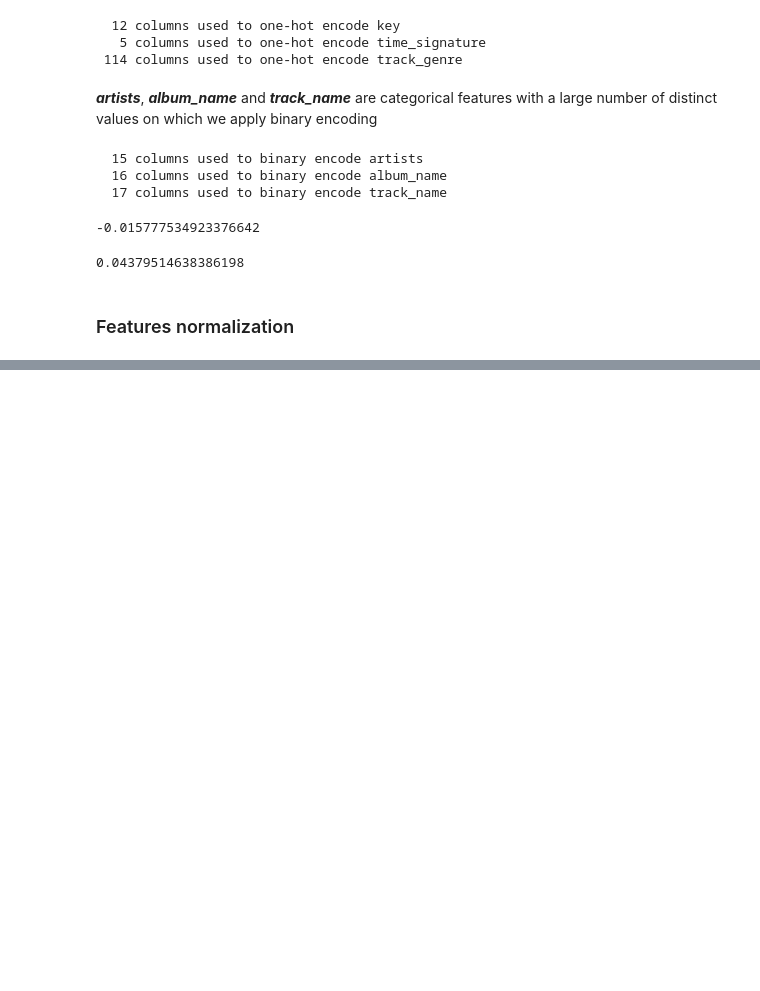
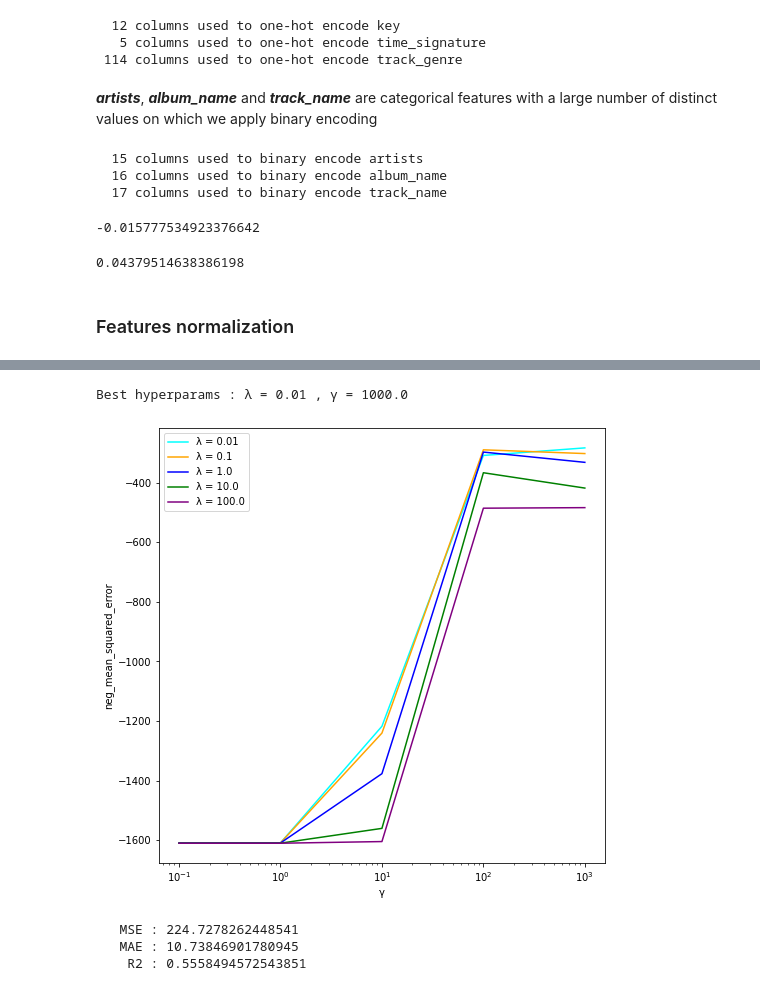
Before and after one commit to nemolino/TrackPopularityPredictor, a Jupyter notebook: prediction_numerical_and_categorical.ipynb, the cells around one changed output, grey strips where cells are left out. Saved outputs shown, nothing was run; the diff lists cells and outputs as text; code cells hidden in the pictures; blank space fills up the shorter version.

```diff
--- a/prediction_numerical_and_categorical.ipynb
+++ b/prediction_numerical_and_categorical.ipynb
@@ -228,0 +239,9 @@ best λ : 78.94736842105263
+# %%
+train_sample_size = 5000
+test_sample_size = 1000
+
+X_train_sample = X_train.sample(n=train_sample_size, random_state=1)
+y_train_sample = pd.Series(data = [y_train[i] for i in X_train_sample.index], index = X_train_sample.index)
+
+X_test_sample = X_test.sample(n=test_sample_size, random_state=1)
+y_test_sample = pd.Series(data = [y_test[i] for i in X_test_sample.index], index = X_test_sample.index)
@@ -228,0 +250,6 @@ best λ : 78.94736842105263
+# %%
+λ_grid = 10. ** np.arange(-2, 3)
+γ_grid = 10. ** np.arange(-1, 4)
+
+learner = GridSearchCV(estimator=KRR(), n_jobs=-1, param_grid={'λ': λ_grid, 'γ': γ_grid}, scoring='neg_mean_squared_error', cv=5, verbose=3)
+learner.fit(X_train_sample, y_train_sample)
@@ -228,0 +278,27 @@ best λ : 78.94736842105263
+# %%
+print(f'Best hyperparams : λ = {learner.best_params_["λ"]} , γ = {learner.best_params_["γ"]}')
+# %% [output]
+Best hyperparams : λ = 0.01 , γ = 1000.0
+# %%
+score = learner.cv_results_['mean_test_score']
+
+dict_λ = {}
+for v in set(learner.cv_results_['param_λ'].data):
+    dict_λ[v] = (sorted(set(learner.cv_results_['param_γ'].data)), [])
+for i, p in enumerate(learner.cv_results_['params']):
+    dict_λ[p['λ']][1].append(score[i])
+#del(dict_λ[0.0])
+
+plt.figure(figsize=(8,8))
+
+colors = ['purple', 'green', 'blue', 'orange', 'cyan']
+for k in sorted(dict_λ.keys()):
+    plt.plot(dict_λ[k][0], dict_λ[k][1], label = f"λ = {k}", linestyle="-", color = colors.pop())
+
+plt.xscale("log")
+plt.xlabel("γ")
+plt.ylabel("neg_mean_squared_error")
+plt.legend()
+plt.show()
+# %% [output]
+[figure, added]
@@ -228,0 +314,12 @@ best λ : 78.94736842105263
+# %%
+krr = learner.best_estimator_
+krr.fit(X_train_sample_BIG, y_train_sample_BIG)
+y_prediction = krr.predict(X_test_sample_BIG)
+
+print('   MSE :', mean_squared_error(y_test_sample_BIG, y_prediction))
+print('   MAE :', mean_absolute_error(y_test_sample_BIG, y_prediction))
+print('    R2 :', r2_score(y_test_sample_BIG, y_prediction))
+# %% [output]
+   MSE : 224.7278262448541
+   MAE : 10.73846901780945
+    R2 : 0.5558494572543851
```
Also changed, not shown: parts of 22 cells of this notebook, 1 other file.
